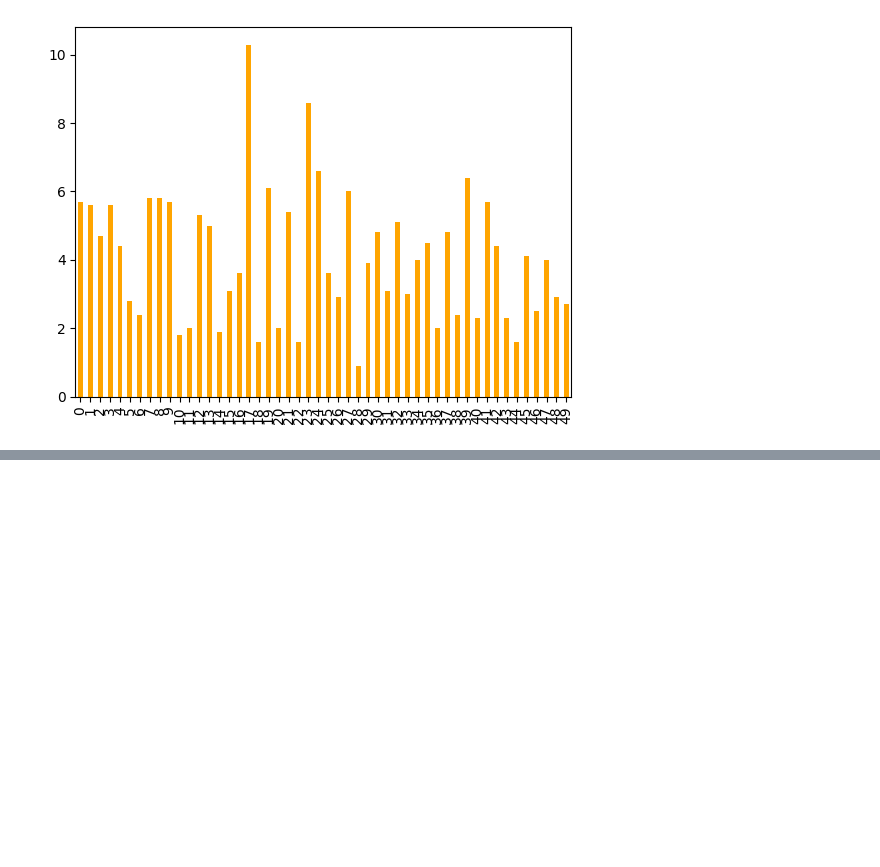
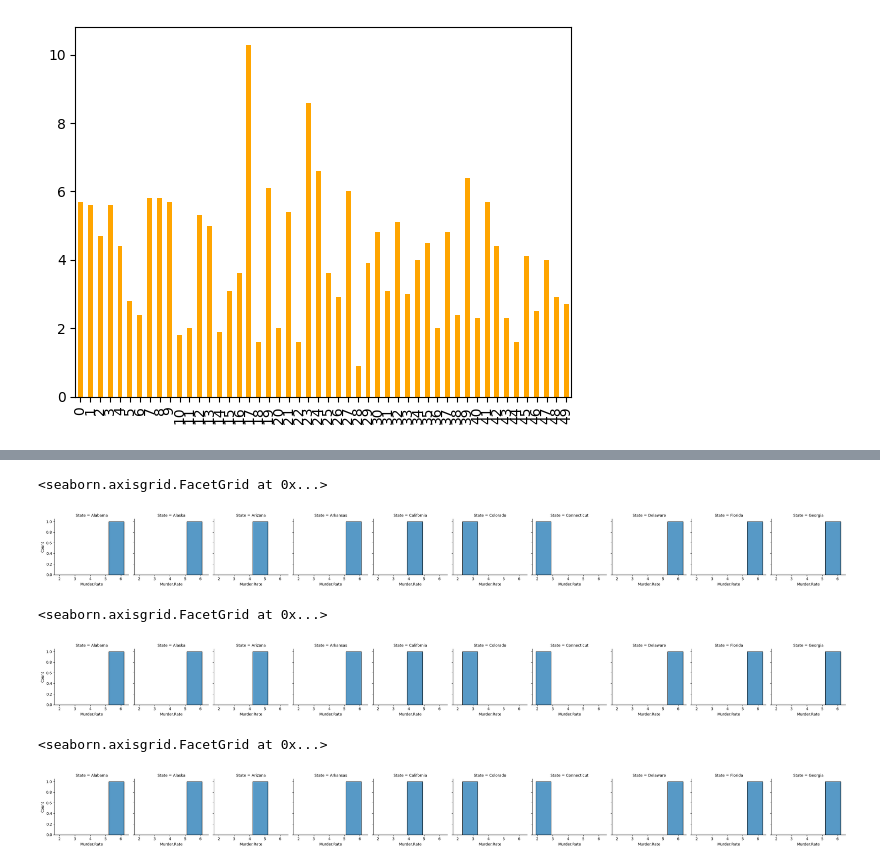
Before and after one commit to fabianandreslealbecerra-arch/Ciencia-de-datos, a Jupyter notebook: Trabajando_con_medidas_centrales.ipynb, the cells around one changed output, grey strips where cells are left out. Drawn from its saved outputs; the diff is of its cells as text; code cells hidden in the pictures; blank space fills up the shorter version.

```diff
--- a/Trabajando_con_medidas_centrales.ipynb
+++ b/Trabajando_con_medidas_centrales.ipynb
@@ -210,0 +266,21 @@ plt.show()
+# %%
+estado.iloc[20:30]
+g=sns.FacetGrid(analisis,col="State")
+g.map(sns.histplot, "Murder.Rate")
+# %% [output]
+<seaborn.axisgrid.FacetGrid at 0x...>
+[figure, added]
+# %%
+estado.iloc[30:40]
+g=sns.FacetGrid(analisis,col="State")
+g.map(sns.histplot, "Murder.Rate")
+# %% [output]
+<seaborn.axisgrid.FacetGrid at 0x...>
+[figure, added]
+# %%
+estado.iloc[40:50]
+g=sns.FacetGrid(analisis,col="State")
+g.map(sns.histplot, "Murder.Rate")
+# %% [output]
+<seaborn.axisgrid.FacetGrid at 0x...>
+[figure, added]
```
Also changed, not shown: parts of 25 cells of this notebook.
